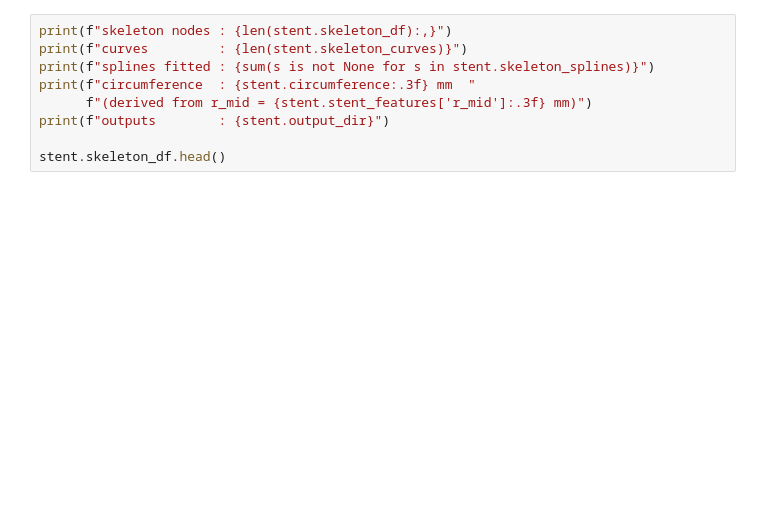
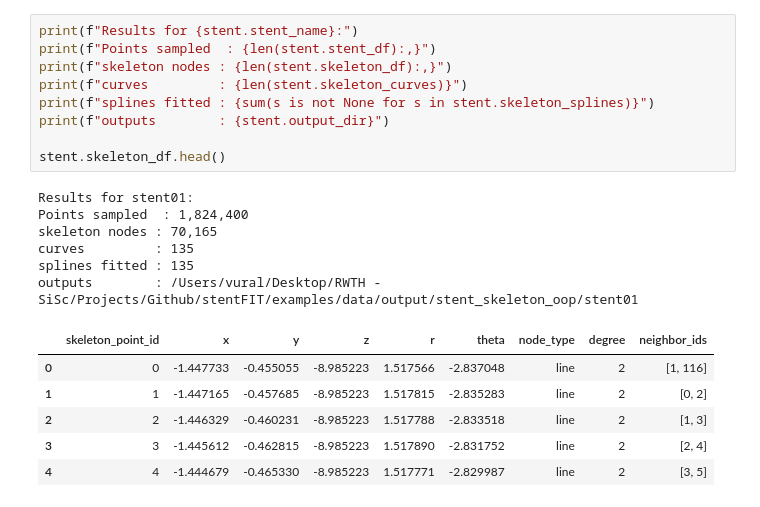
Before and after one commit to VuralAktas/stentFIT, a Jupyter notebook: examples/oop/stent_skeleton.ipynb, the cells around one changed output. Cells and saved outputs as stored; diff of their text form; blank space fills up the shorter version.

```diff
--- a/examples/oop/stent_skeleton.ipynb
+++ b/examples/oop/stent_skeleton.ipynb
@@ -87,9 +76,22 @@ raw point cloud stay available on the object for inspection.
 # %%
+print(f"Results for {stent.stent_name}:")
+print(f"Points sampled  : {len(stent.stent_df):,}")
 print(f"skeleton nodes : {len(stent.skeleton_df):,}")
 print(f"curves         : {len(stent.skeleton_curves)}")
 print(f"splines fitted : {sum(s is not None for s in stent.skeleton_splines)}")
-print(f"circumference  : {stent.circumference:.3f} mm  "
-      f"(derived from r_mid = {stent.stent_features['r_mid']:.3f} mm)")
 print(f"outputs        : {stent.output_dir}")
 
 stent.skeleton_df.head()
+# %% [output]
+Results for stent01:
+Points sampled  : 1,824,400
+skeleton nodes : 70,165
+curves         : 135
+splines fitted : 135
+outputs        : /Users/vural/Desktop/RWTH - SiSc/Projects/Github/stentFIT/examples/data/output/stent_skeleton_oop/stent01
+|  | skeleton_point_id | x | y | z | r | theta | node_type | degree | neighbor_ids |
+| 0 | 0 | -1.447733 | -0.455055 | -8.985223 | 1.517566 | -2.837048 | line | 2 | [1, 116] |
+| 1 | 1 | -1.447165 | -0.457685 | -8.985223 | 1.517815 | -2.835283 | line | 2 | [0, 2] |
+| 2 | 2 | -1.446329 | -0.460231 | -8.985223 | 1.517788 | -2.833518 | line | 2 | [1, 3] |
+| 3 | 3 | -1.445612 | -0.462815 | -8.985223 | 1.517890 | -2.831752 | line | 2 | [2, 4] |
+| 4 | 4 | -1.444679 | -0.465330 | -8.985223 | 1.517771 | -2.829987 | line | 2 | [3, 5] |
```
Also changed, not shown: parts of 8 cells of this notebook, 17 other files.
